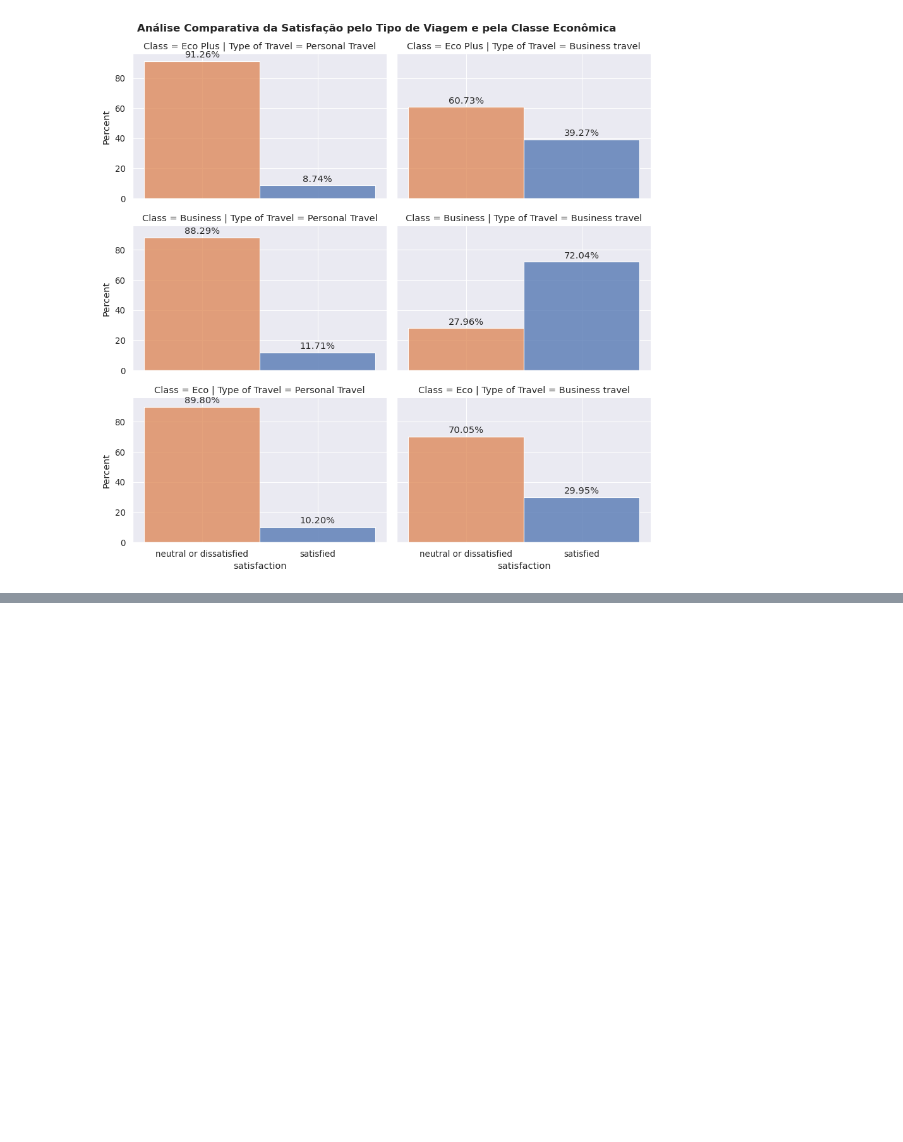
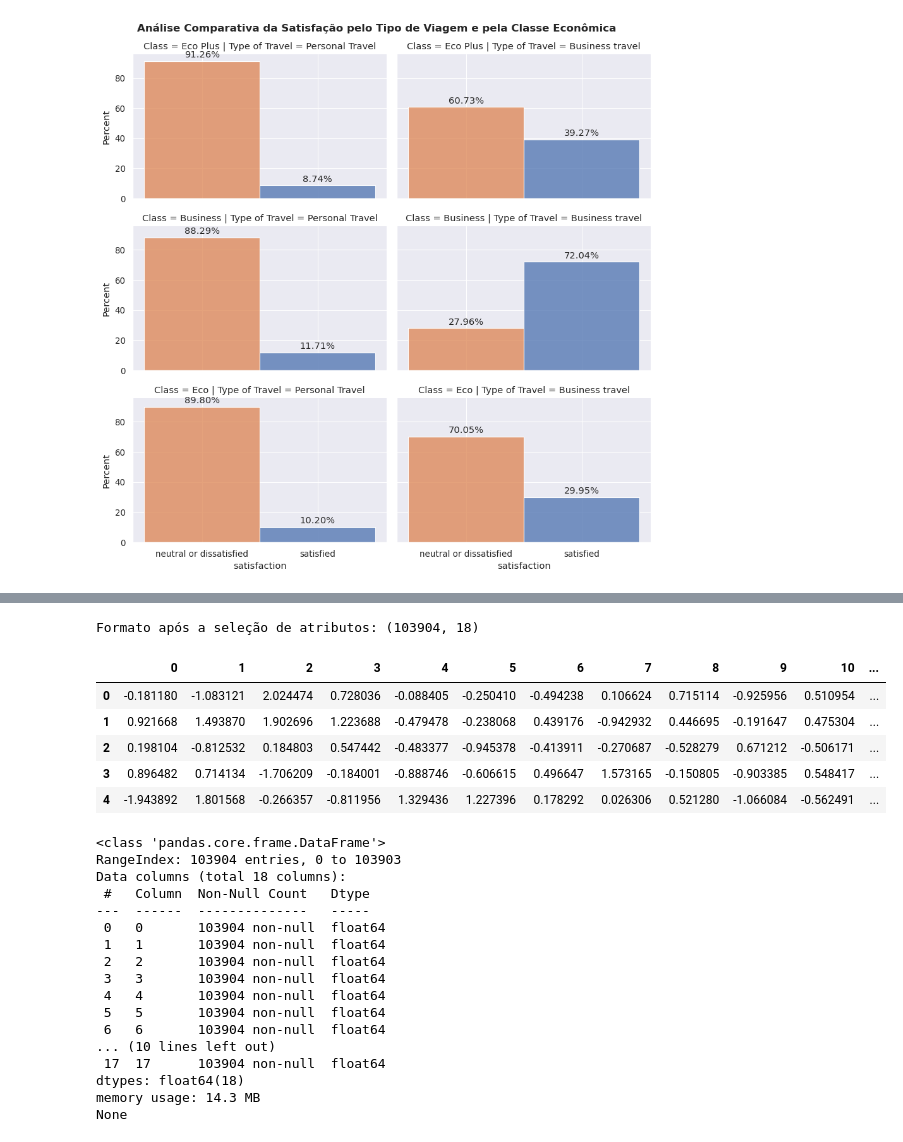
Before and after one commit to rogerioferreira/MVP-Analise-de-Dados-e-Boas-Praticas-PUC-RIO, a Jupyter notebook: notebooks/mvp-analise de dados e boas praticas.ipynb, the cells around one changed output, grey strips where cells are left out. Drawn from its saved outputs; the diff is of its cells as text; code cells hidden in the pictures; blank space fills up the shorter version.

Commit message:
inclusão da etapa de pré-processamento dos dados

```diff
--- a/notebooks/mvp-analise de dados e boas praticas.ipynb
+++ b/notebooks/mvp-analise de dados e boas praticas.ipynb
@@ -479,7 +498,8 @@ data[["Departure Delay in Minutes"]].describe().T
 # %% [markdown]
 Realizando a Transformação Logarítmica na variável "Departure Delay in Minutes", utilizando o método log1p (log(1 + x)) da bibliotena numpy.
 # %%
-data["Departure Delay in Minutes"] = np.log1p(
-    data["Departure Delay in Minutes"]
-)  # log1p calcula log(1 + x)
+# Transformação Logarítmica na variável "Departure Delay in Minutes"
+# utilizando o método log1p (log(1 + x))
+
+data["Departure Delay in Minutes"] = np.log1p(data["Departure Delay in Minutes"])
 # %% [markdown]
@@ -538,0 +567,27 @@ plt.show()
+# %%
+# Remoção de variáel "Age" por apresentar alta correlação com a variável "Age Group"
+data.drop(columns=["Age"], inplace=True)
+
+# Definição do target e das features
+target = "satisfaction"
+features = [c for c in data.columns if c not in [target]]
+
+print("Target:", target)
+print("N features:", len(features))
+
+X = data[features].copy()
+y = data[target].copy()
+
+# Transformação dos dados da variável alvo em valores numéricos
+y = LabelEncoder().fit_transform(y)
+
+# Divisão dos dados em treino e teste, utilizando a técnica de estratificação para manter a proporção das classes
+X_train, X_test, y_train, y_test = train_test_split(
+    X,
+    y,
+    test_size=0.2,
+    random_state=SEED,
+    stratify=y,
+)
+
+print("Treino:", X_train.shape, "| Teste:", X_test.shape)
@@ -539,3 +710,38 @@ plt.show()
+# %%
+# Execução do pipeline de pré-processamento
+preprocess.fit(X_train, y_train)
+
+# Exibição do formato dos dados após a seleção de atributos
+print(f"\nFormato após a seleção de atributos: {preprocess.transform(X_train).shape}")
+
+# Exibição dos dados das variáveis independentes
+display(pd.DataFrame(preprocess.transform(X_train)).head(5))
+print(pd.DataFrame(preprocess.transform(X_train)).info())
+# %% [output]
+Formato após a seleção de atributos: (103904, 18)
+|  | 0 | 1 | 2 | 3 | 4 | 5 | 6 | 7 | 8 | 9 | 10 | ... |
+| 0 | -0.181180 | -1.083121 | 2.024474 | 0.728036 | -0.088405 | -0.250410 | -0.494238 | 0.106624 | 0.715114 | -0.925956 | 0.510954 | ... |
+| 1 | 0.921668 | 1.493870 | 1.902696 | 1.223688 | -0.479478 | -0.238068 | 0.439176 | -0.942932 | 0.446695 | -0.191647 | 0.475304 | ... |
+| 2 | 0.198104 | -0.812532 | 0.184803 | 0.547442 | -0.483377 | -0.945378 | -0.413911 | -0.270687 | -0.528279 | 0.671212 | -0.506171 | ... |
+| 3 | 0.896482 | 0.714134 | -1.706209 | -0.184001 | -0.888746 | -0.606615 | 0.496647 | 1.573165 | -0.150805 | -0.903385 | 0.548417 | ... |
+| 4 | -1.943892 | 1.801568 | -0.266357 | -0.811956 | 1.329436 | 1.227396 | 0.178292 | 0.026306 | 0.521280 | -1.066084 | -0.562491 | ... |
+<class 'pandas.core.frame.DataFrame'>
+RangeIndex: 103904 entries, 0 to 103903
+Data columns (total 18 columns):
+ #   Column  Non-Null Count   Dtype
+---  ------  --------------   -----
+ 0   0       103904 non-null  float64
+ 1   1       103904 non-null  float64
+ 2   2       103904 non-null  float64
+ 3   3       103904 non-null  float64
+ 4   4       103904 non-null  float64
+ 5   5       103904 non-null  float64
+ 6   6       103904 non-null  float64
+... (10 lines left out)
+ 17  17      103904 non-null  float64
+dtypes: float64(18)
+memory usage: 14.3 MB
+None
 # %% [markdown]
 <div style="page-break-after: always;"></div>
 
```
Also changed, not shown: parts of 17 cells of this notebook.
